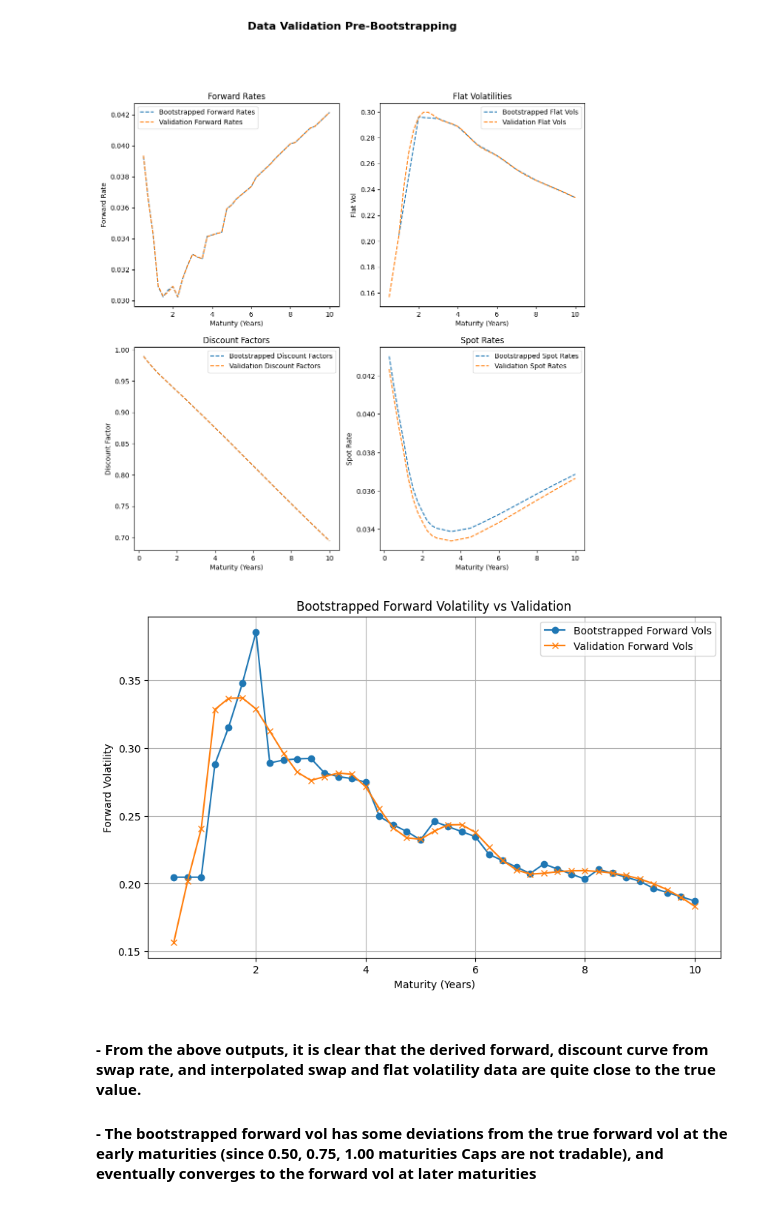
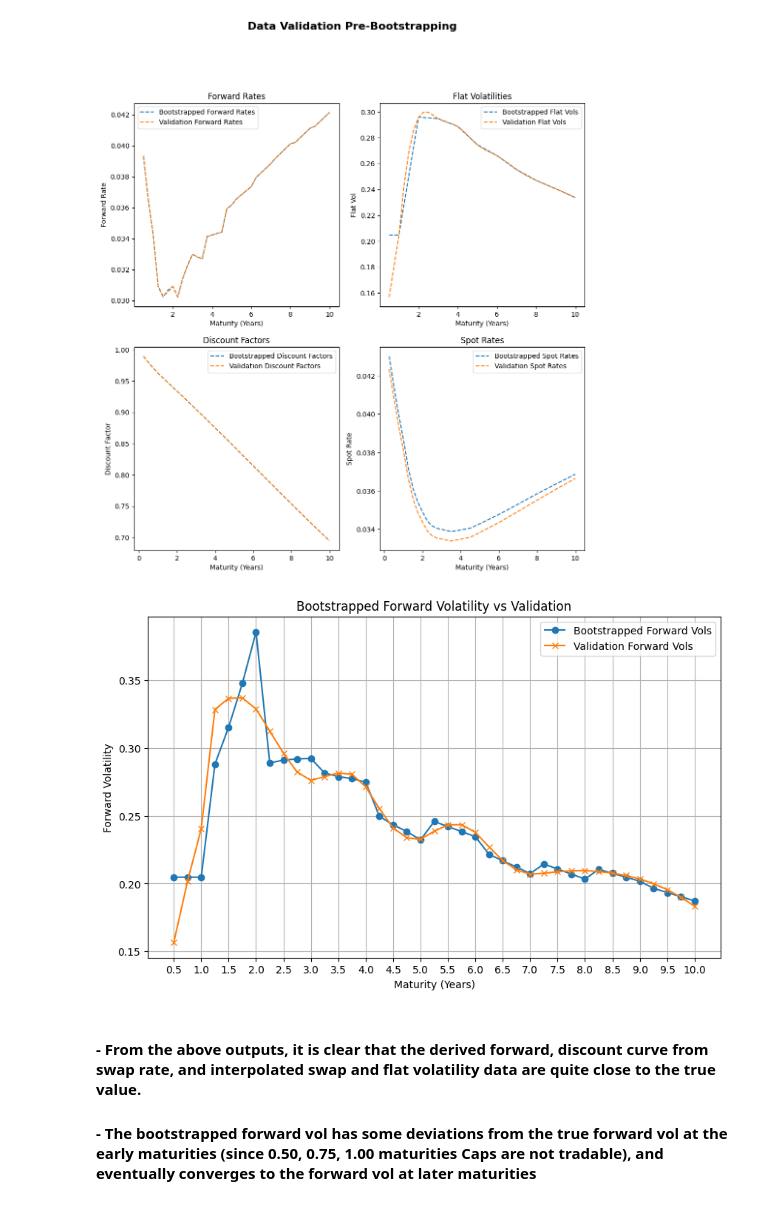
Before and after one commit to y3y-tech/Forward_Volatility_From_SOFR_Cap, a Jupyter notebook: submission.ipynb, the cells around one changed output. Drawn from its saved outputs; the diff is of its cells as text; code cells hidden in the pictures.

```diff
--- a/submission.ipynb
+++ b/submission.ipynb
@@ -401,15 +408,17 @@ K_simple = ((1 + K_simple) ** 0.25 - 1) / 0.25
 #### Quarterly Black Vol Interpolation
 # %%
 black_vols = {}
+
+
 for maturity in cap_vols.index:
     normal_vol = cap_vols[maturity] / 10000
     T_prev = round(maturity - 0.25, 2)
     F = forward_rates.get((T_prev, maturity), np.nan)  # forward ending at cap maturity
     black_vols[maturity] = normal_vol / F
 
-quarterly_vols = pd.Series(index = np.arange(0.5, 10.25, 0.25))
+quarterly_vols = pd.Series(index=np.arange(0.5, 10.25, 0.25))
 quarterly_vols.loc[black_vols.keys()] = pd.Series(black_vols)
-quarterly_vols = quarterly_vols.interpolate(method='index')
+quarterly_vols = quarterly_vols.interpolate(method='index', limit_direction='both')
 # %% [markdown]
 #### Discount and Forward Interpolation
 # %% [markdown]
@@ -535,15 +544,16 @@ Text(0.5, 1.02, 'Data Validation Pre-Bootstrapping')
 # %%
 plt.figure(figsize=(10, 6))
 plt.plot(forward_vols.index, forward_vols.values, label='Bootstrapped Forward Vols', marker='o')
 plt.plot(curves_validation.index, curves_validation['fwd vols'], label='Validation Forward Vols', marker='x')
 plt.xlabel('Maturity (Years)')
 plt.ylabel('Forward Volatility')
 plt.title('Bootstrapped Forward Volatility vs Validation')
 plt.legend()
+plt.xticks(np.arange(0.5, 10.25, 0.5))
 plt.grid()
 plt.show()
 # %% [output]
-[figure, old version]
+[figure, new version]
 # %% [markdown]
 #### - From the above outputs, it is clear that the derived forward, discount curve from swap rate, and interpolated swap and flat volatility data are quite close to the true value.
 #### - The bootstrapped forward vol has some deviations from the true forward vol at the early maturities (since 0.50, 0.75, 1.00 maturities Caps are not tradable), and eventually converges to the forward vol at later maturities
```
Also changed, not shown: parts of 11 cells of this notebook, 1 other file.
